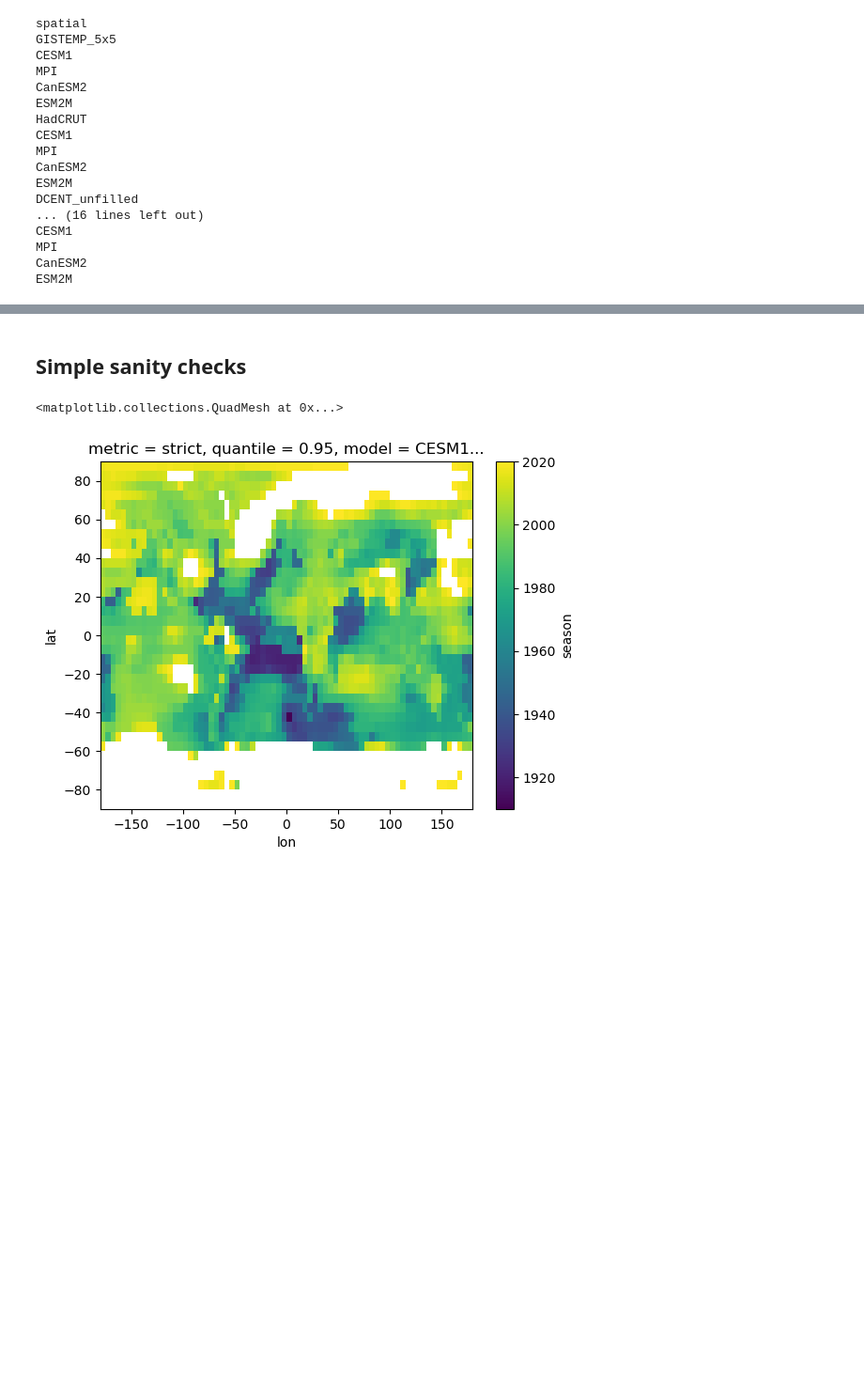
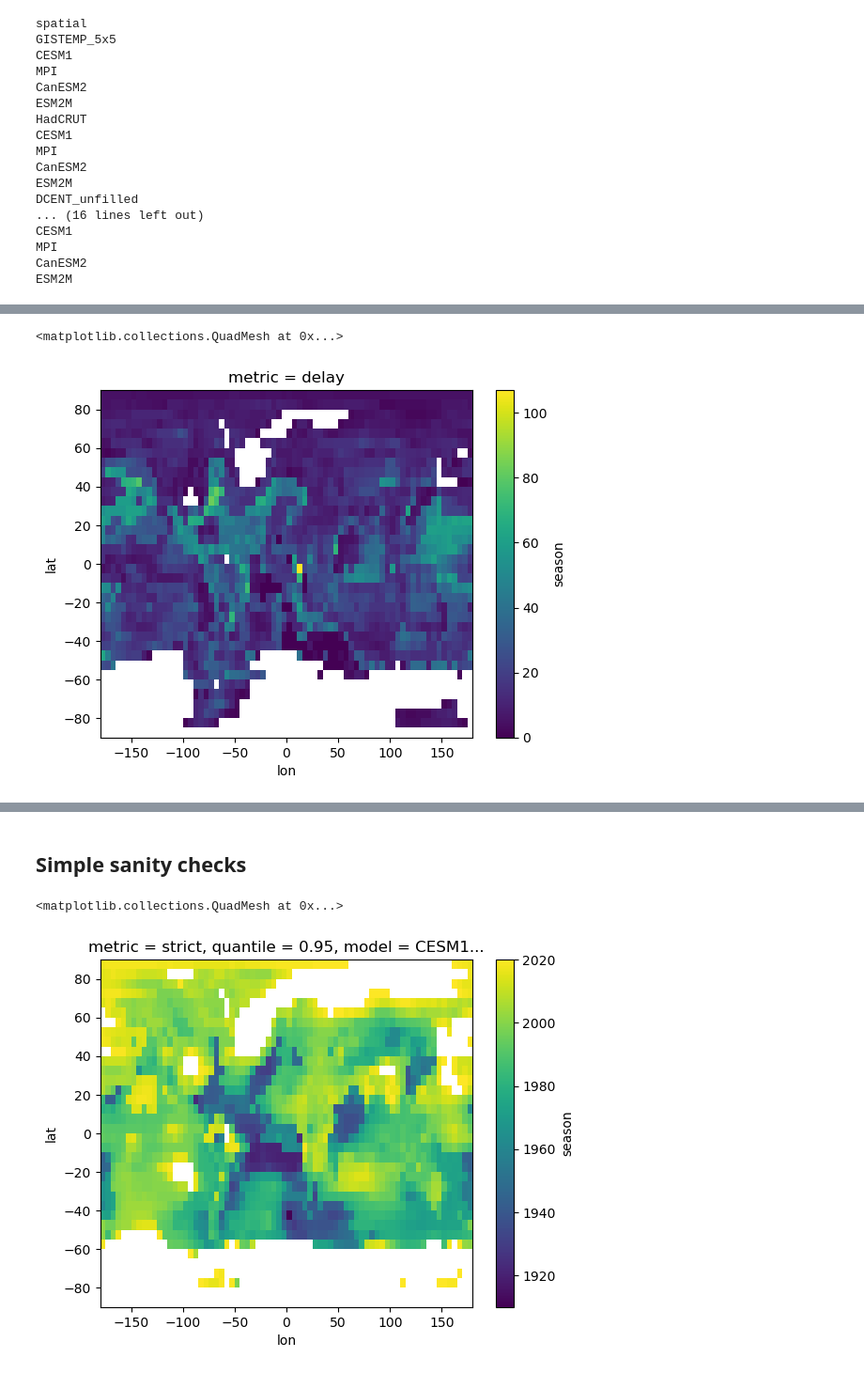
Before and after one commit to jshaw35/internalvar-vs-obsunc, a Jupyter notebook: preprocess_obs3/preprocess12.0_computeToE.ipynb, the cells around one changed output, grey strips where cells are left out. Shown at 94% size. Drawn from its saved outputs; the diff is of its cells as text; code cells hidden in the pictures; blank space fills up the shorter version.

```diff
--- a/preprocess_obs3/preprocess12.0_computeToE.ipynb
+++ b/preprocess_obs3/preprocess12.0_computeToE.ipynb
@@ -450,6 +452,8 @@ Ok, down to 3 minutes now which isn't terrible.
 # %%
 spatial_box = []
 regional_box = []
+
+all_dict = {}
 
 # Iterate over regional vs. spatial
 for _location_type in list(obs_trend_dict.keys()):
@@ -504,6 +508,8 @@ for _location_type in list(obs_trend_dict.keys()):
                 pic_trends=_model_trends.sel(percentile=97.5),
                 startyears=_obs_startyears,
             )
+            _all_toe = _strict_toe.copy().assign_coords({'model':_model_product, 'obs':_obs_product},).expand_dims(['model', "obs"])
+            all_dict[_location_type + _obs_product + _model_product] = _all_toe
 
             # Switch nans to infs in order to compute the strict ToE correctly. Then switch infs back to nans in order to mask correctly.
             _strict_toe = _strict_toe.where(~np.isnan(_strict_toe),np.inf).quantile(q=0.95, dim='realization', method='nearest')
@@ -547,3 +553,18 @@ CESM1
 MPI
 CanESM2
 ESM2M
+# %%
+all_spatial = []
+all_regional = []
+for _key in all_dict:
+
+    print(_key)
+    if "spatial" in _key:
+        all_spatial.append(all_dict[_key]["season"])
+    if "regional" in _key:
+        _region = all_dict[_key]
+        _region.name = "ToE"
+        all_regional.append(_region)
+
+all_spatial_da = xr.merge(all_spatial).compute()
+all_regional_da = xr.merge(all_regional).compute()
@@ -557,0 +622,27 @@ regional_masked_da.to_netcdf(f"{toe_savedir}/ToE_delay.IPCCRegions.nc")
+# %%
+all_regional_obs_da = all_regional_da.drop_sel(obs="DCENT_unfilled")
+
+strict_regional_toe = all_regional_obs_da.where(~np.isnan(all_regional_obs_da), np.inf).quantile(q=0.95, dim=['realization', "model", "obs"], method='nearest')
+strict_regional_toe = strict_regional_toe.where(~np.isinf(strict_regional_toe), np.nan).drop_vars("quantile")
+
+mean_regional_toe = all_regional_obs_da.where(~np.isnan(all_regional_obs_da), np.inf).quantile(q=0.5, dim=['realization', "model", "obs"], method='nearest')
+mean_regional_toe = mean_regional_toe.where(~np.isinf(mean_regional_toe), np.nan).drop_vars("quantile")
+
+# Compute the delay and conditional delay mask:
+delay_toe = strict_regional_toe - mean_regional_toe # Compute the delay
+delay_undef_region = np.bitwise_and(np.isnan(strict_regional_toe), ~np.isnan(mean_regional_toe)) # Mask for where tas is emerged in the mean but not the "strict" sense.
+delay_toe = xr.where(delay_undef_region, 2020 - mean_regional_toe, delay_toe) # Apply the conditional mask
+
+strict_toes = xr.concat(
+    [mean_regional_toe.assign_coords({'metric':'mean'},).expand_dims(['metric'],axis=[-1]),
+    strict_regional_toe.assign_coords({'metric':'strict'},).expand_dims(['metric'],axis=[-1]),
+    delay_toe.assign_coords({'metric':'delay'},).expand_dims(['metric'],axis=[-1]),
+    delay_undef_region.assign_coords({'metric':'delay_mask'},).expand_dims(['metric'],axis=[-1]),
+    ],
+    dim='metric',
+)
+# %%
+strict_toes.sel(metric="delay")["season"].plot()
+# %% [output]
+<matplotlib.collections.QuadMesh at 0x...>
+[figure, added]
```
Also changed, not shown: parts of 8 cells of this notebook, 8 other files.
